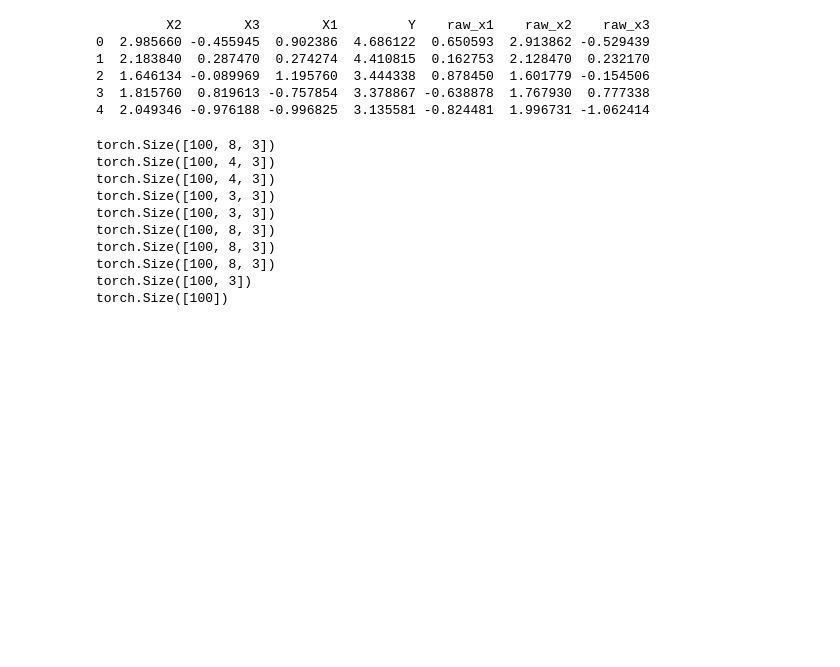
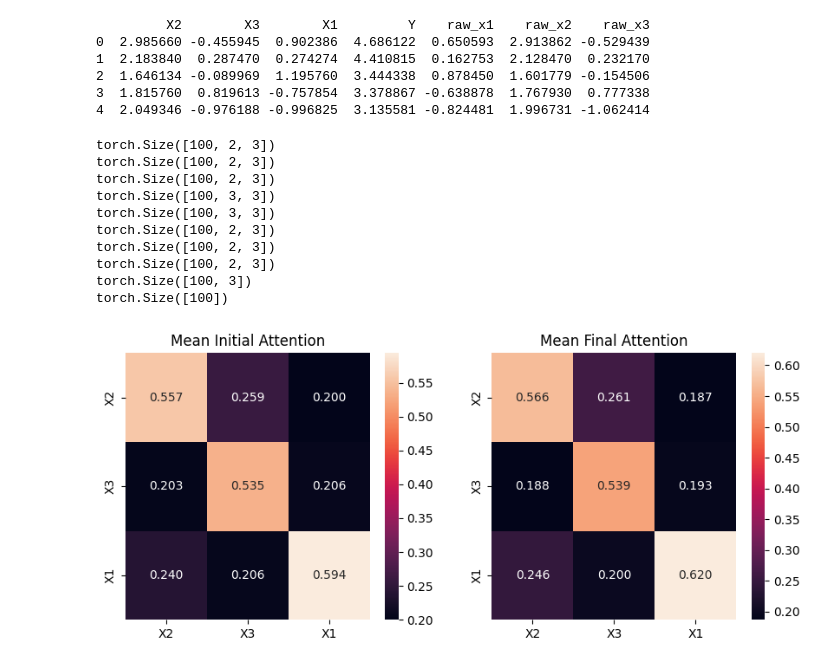
Before and after one commit to Lai-jun-yan/Deep_glm, a Jupyter notebook: still_test/整筆資料跑attention.ipynb, the cells around one changed output. Saved outputs shown, nothing was run; the diff lists cells and outputs as text; code cells hidden in the pictures; blank space fills up the shorter version.

```diff
--- a/still_test/整筆資料跑attention.ipynb
+++ b/still_test/整筆資料跑attention.ipynb
@@ -144,13 +144,30 @@ for epoch in range(epochs):
 
     y_hat = y_hat.squeeze()
 
+#    mse_loss = F.mse_loss(
+#    y_hat,
+#    y
+#    )
+
+#    lambda_attn=0.1
+
+#    loss = (
+#        mse_loss
+#        +
+#        lambda_attn *
+#        torch.mean(attn**2)
+#    )
+
     loss = F.mse_loss(
     y_hat,
     y
     )
 
+
     if epoch == 0:
         initial_attn = attn.detach().clone()
+
+        mean_initial_attn = initial_attn.mean(dim=0)
 
         print(E.shape)
 
@@ -218,14 +235,59 @@ with torch.no_grad():
     )
 
     final_attn = attn.clone()
+
+# =====================
+# Average attention matrix across all samples
+# =====================
+
+mean_attn = final_attn.mean(dim=0)
 # %% [output]
-torch.Size([100, 8, 3])
-torch.Size([100, 4, 3])
-torch.Size([100, 4, 3])
+torch.Size([100, 2, 3])
+torch.Size([100, 2, 3])
+torch.Size([100, 2, 3])
 torch.Size([100, 3, 3])
 torch.Size([100, 3, 3])
-torch.Size([100, 8, 3])
-torch.Size([100, 8, 3])
-torch.Size([100, 8, 3])
+torch.Size([100, 2, 3])
+torch.Size([100, 2, 3])
+torch.Size([100, 2, 3])
 torch.Size([100, 3])
 torch.Size([100])
+# %%
+fig, axes = plt.subplots(
+    1,
+    2,
+    figsize=(10,4)
+)
+
+
+sns.heatmap(
+    mean_initial_attn.detach().numpy(),
+    annot=True,
+    fmt=".3f",
+    xticklabels=labels,
+    yticklabels=labels,
+    ax=axes[0]
+)
+
+axes[0].set_title(
+    "Mean Initial Attention"
+)
+
+
+sns.heatmap(
+    mean_attn.detach().numpy(),
+    annot=True,
+    fmt=".3f",
+    xticklabels=labels,
+    yticklabels=labels,
+    ax=axes[1]
+)
+
+axes[1].set_title(
+    "Mean Final Attention"
+)
+
+
+plt.show()
+# %% [output]
+[figure, added]
```
Also changed, not shown: parts of 5 cells of this notebook, 1 other file.
